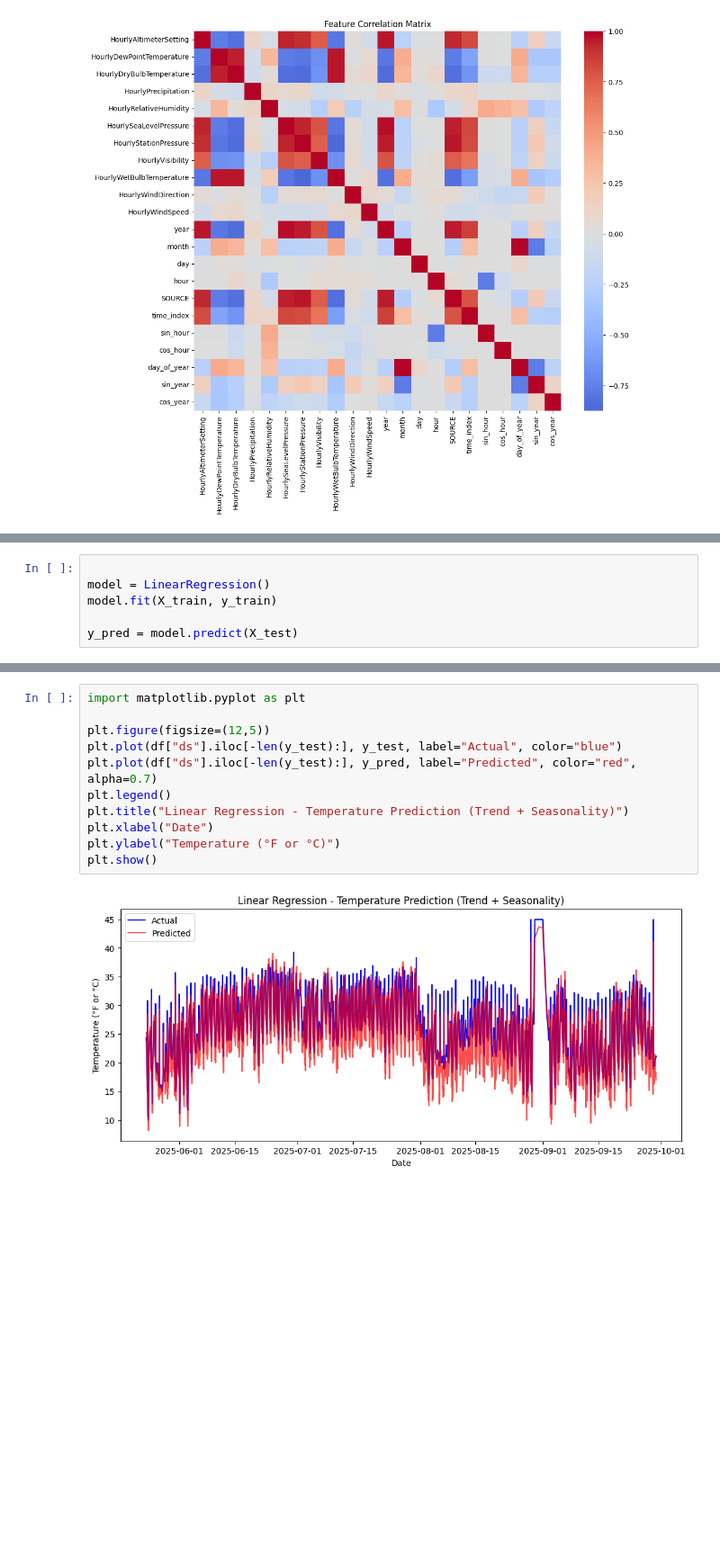
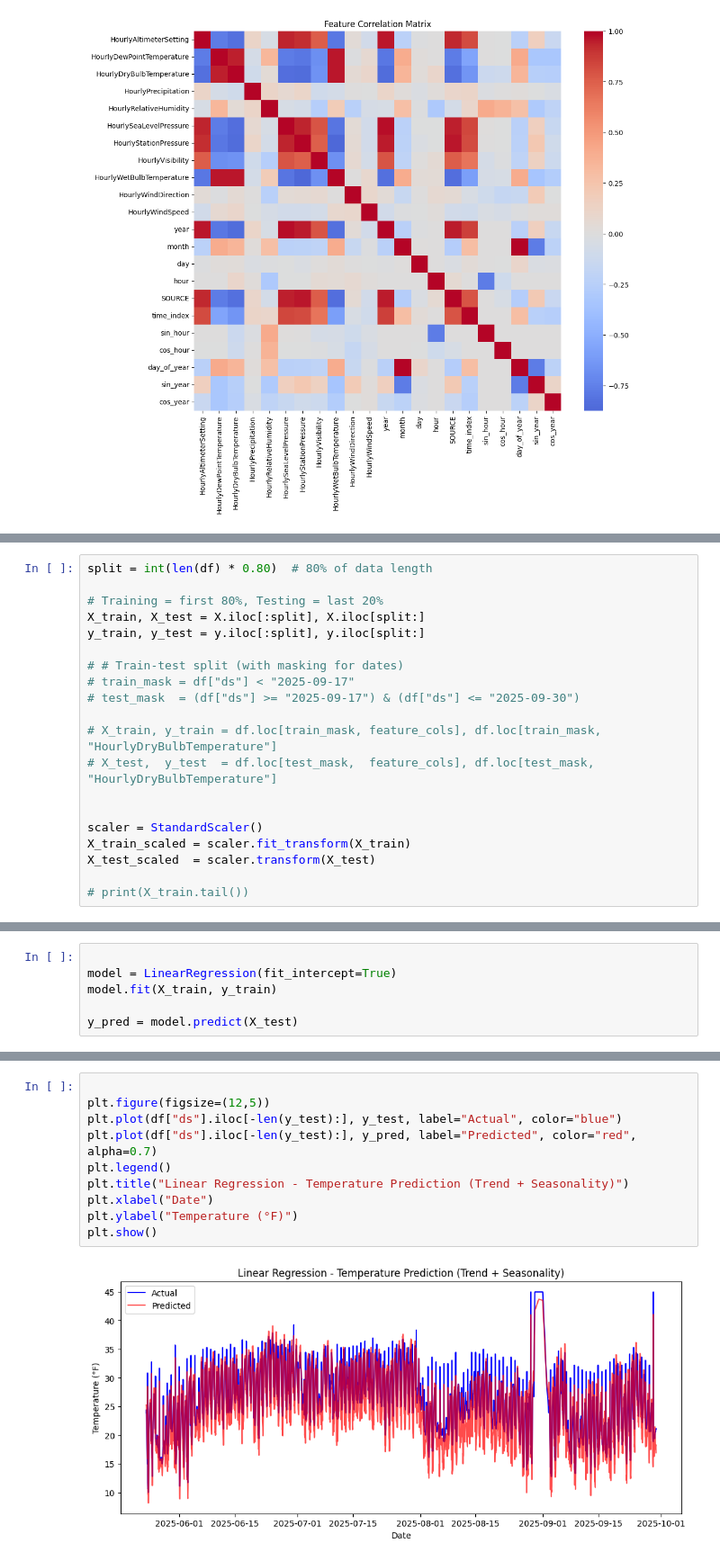
Before and after one commit to oarkse7486/ai-520-wthr-proj, a Jupyter notebook: Linear.ipynb, the cells around one changed output, grey strips where cells are left out. Shown: that part at 90% size. Cells and saved outputs as stored; diff of their text form; blank space fills up the shorter version.

```diff
--- a/Linear.ipynb
+++ b/Linear.ipynb
@@ -143 +158,21 @@ print(X_train.tail())
+# %%
+split = int(len(df) * 0.80)  # 80% of data length
+
+# Training = first 80%, Testing = last 20%
+X_train, X_test = X.iloc[:split], X.iloc[split:]
+y_train, y_test = y.iloc[:split], y.iloc[split:]
+
+# # Train-test split (with masking for dates)
+# train_mask = df["ds"] < "2025-09-17"
+# test_mask  = (df["ds"] >= "2025-09-17") & (df["ds"] <= "2025-09-30")
+
+# X_train, y_train = df.loc[train_mask, feature_cols], df.loc[train_mask, "HourlyDryBulbTemperature"]
+# X_test,  y_test  = df.loc[test_mask,  feature_cols], df.loc[test_mask,  "HourlyDryBulbTemperature"]
+
+
+scaler = StandardScaler()
+X_train_scaled = scaler.fit_transform(X_train)
+X_test_scaled  = scaler.transform(X_test)
+
+# print(X_train.tail())
 # %% [markdown]
@@ -145,6 +211,6 @@ Linear Regression Model
 # %%
 
-model = LinearRegression()
+model = LinearRegression(fit_intercept=True)
 model.fit(X_train, y_train)
 
 y_pred = model.predict(X_test)
@@ -169,13 +243,12 @@ Visualizations
 # %%
-import matplotlib.pyplot as plt
 
 plt.figure(figsize=(12,5))
 plt.plot(df["ds"].iloc[-len(y_test):], y_test, label="Actual", color="blue")
 plt.plot(df["ds"].iloc[-len(y_test):], y_pred, label="Predicted", color="red", alpha=0.7)
 plt.legend()
 plt.title("Linear Regression - Temperature Prediction (Trend + Seasonality)")
 plt.xlabel("Date")
-plt.ylabel("Temperature (°F or °C)")
+plt.ylabel("Temperature (°F)")
 plt.show()
 # %% [output]
-[figure, old version]
+[figure, new version]
```
Also changed, not shown: parts of 16 cells of this notebook.
